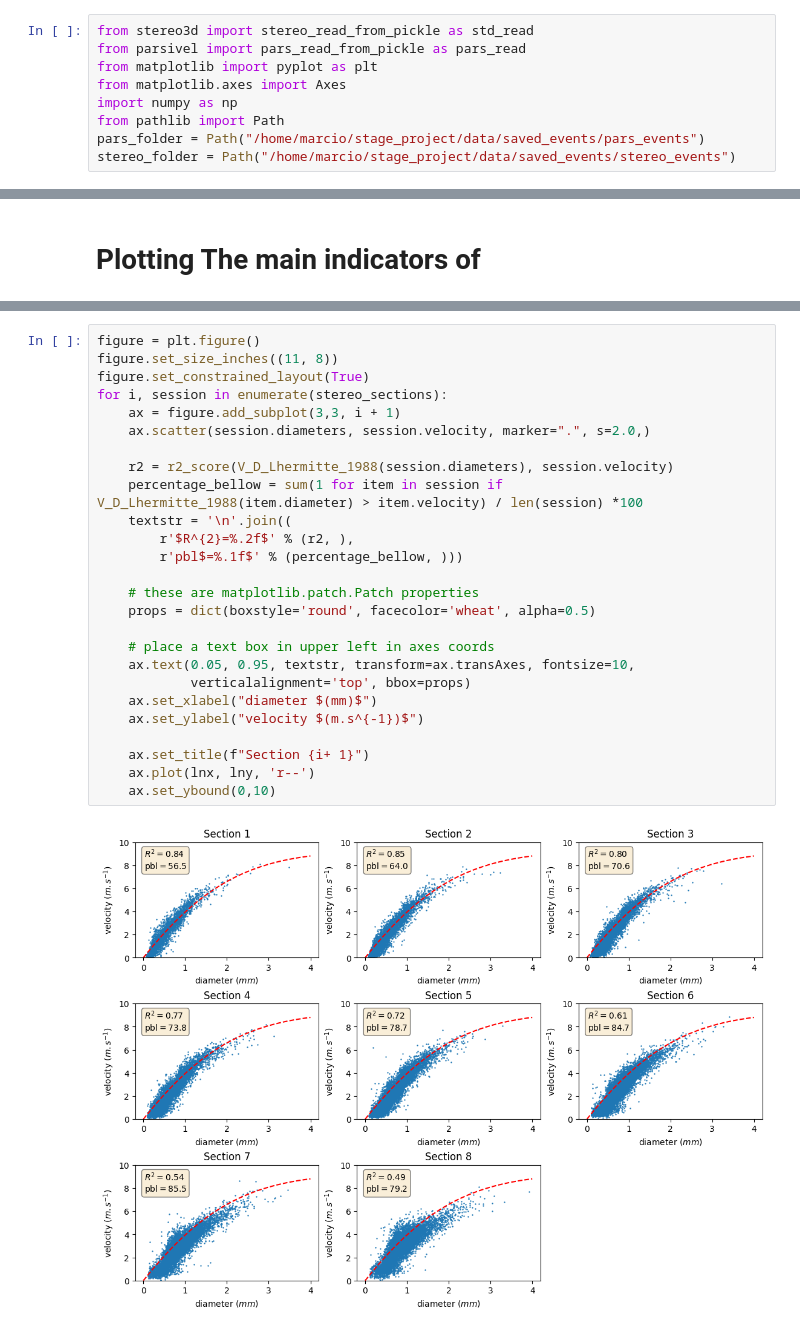
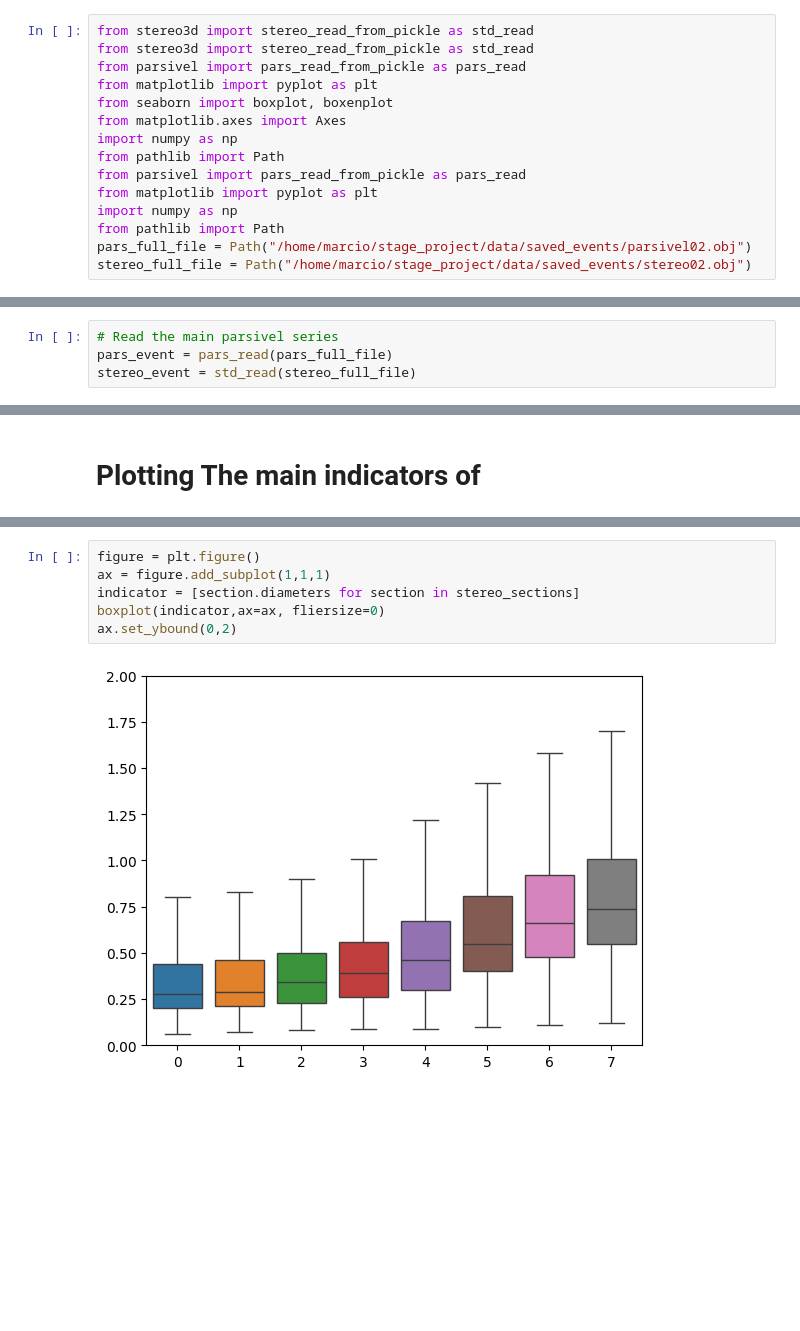
Before and after one commit to marcinmss/rain_analysis_toolbox, a Jupyter notebook: notebooks/comparison_multiple_events/comparison02.ipynb, the cells around one changed output, grey strips where cells are left out. Saved outputs shown, nothing was run; the diff lists cells and outputs as text; blank space fills up the shorter version.

```diff
--- a/notebooks/comparison_multiple_events/comparison02.ipynb
+++ b/notebooks/comparison_multiple_events/comparison02.ipynb
@@ -1,10 +1,16 @@
 # %%
+from stereo3d import stereo_read_from_pickle as std_read
 from stereo3d import stereo_read_from_pickle as std_read
 from parsivel import pars_read_from_pickle as pars_read
 from matplotlib import pyplot as plt
+from seaborn import boxplot, boxenplot
 from matplotlib.axes import Axes
 import numpy as np
 from pathlib import Path
-pars_folder = Path("/home/marcio/stage_project/data/saved_events/pars_events")
-stereo_folder = Path("/home/marcio/stage_project/data/saved_events/stereo_events")
+from parsivel import pars_read_from_pickle as pars_read
+from matplotlib import pyplot as plt
+import numpy as np
+from pathlib import Path
+pars_full_file = Path("/home/marcio/stage_project/data/saved_events/parsivel02.obj")
+stereo_full_file = Path("/home/marcio/stage_project/data/saved_events/stereo02.obj")
 # %% [markdown]
@@ -23,3 +18,7 @@ ax.plot(pars_event.rain_rate)
+# %%
+# Read the main parsivel series
+pars_event = pars_read(pars_full_file)
+stereo_event = std_read(stereo_full_file)
 # %% [markdown]
 # Split the stereo 3d event into multiple areas
 # %%
@@ -109,28 +30,8 @@ lny = V_D_Lhermitte_1988(lnx)
-# %%
-figure = plt.figure()
-figure.set_size_inches((11, 8))
-figure.set_constrained_layout(True)
-for i, session in enumerate(stereo_sections):
-    ax = figure.add_subplot(3,3, i + 1)
-    ax.scatter(session.diameters, session.velocity, marker=".", s=2.0,)
-
-    r2 = r2_score(V_D_Lhermitte_1988(session.diameters), session.velocity)
-    percentage_bellow = sum(1 for item in session if V_D_Lhermitte_1988(item.diameter) > item.velocity) / len(session) *100
-    textstr = '\n'.join((
-        r'$R^{2}=%.2f$' % (r2, ),
-        r'pbl$=%.1f$' % (percentage_bellow, )))
-
-    # these are matplotlib.patch.Patch properties
-    props = dict(boxstyle='round', facecolor='wheat', alpha=0.5)
-
-    # place a text box in upper left in axes coords
-    ax.text(0.05, 0.95, textstr, transform=ax.transAxes, fontsize=10,
-            verticalalignment='top', bbox=props)
-    ax.set_xlabel("diameter $(mm)$")
-    ax.set_ylabel("velocity $(m.s^{-1})$")
-
-    ax.set_title(f"Section {i+ 1}")
-    ax.plot(lnx, lny, 'r--')
-    ax.set_ybound(0,10)
-# %% [output]
-[figure, removed]
+# %%
+figure = plt.figure()
+ax = figure.add_subplot(1,1,1)
+indicator = [section.diameters for section in stereo_sections]
+boxplot(indicator,ax=ax, fliersize=0)
+ax.set_ybound(0,2)
+# %% [output]
+[figure, added]
```
Also changed, not shown: parts of 10 cells of this notebook, 7 other files.
